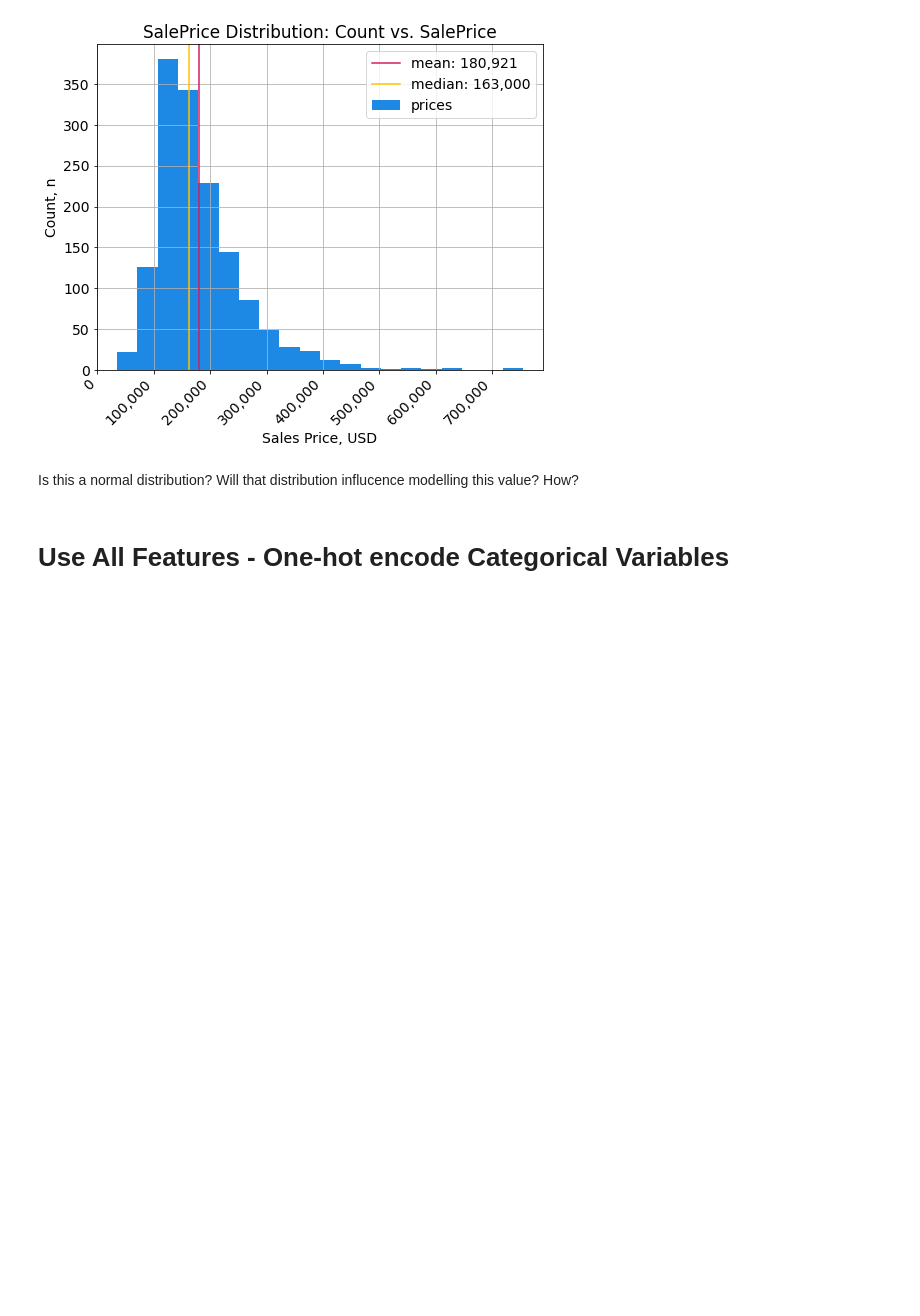
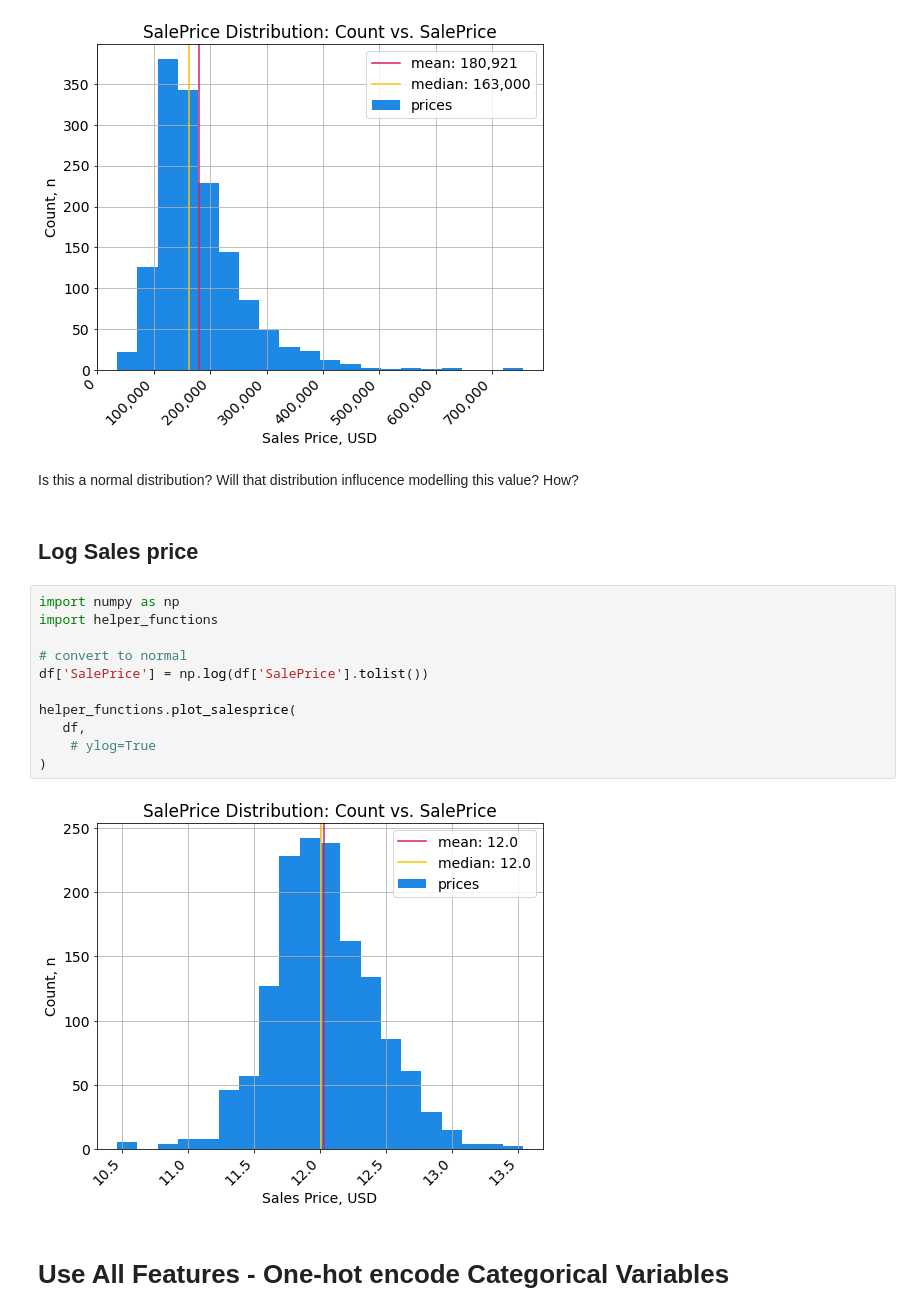
Before and after one commit to carpentries-incubator/high-dimensional-analysis-in-python, a Jupyter notebook: code/07-c-Multivariate_Regression_with_PCA.ipynb, the cells around one changed output. Saved outputs shown, nothing was run; the diff lists cells and outputs as text; blank space fills up the shorter version.

```diff
--- a/code/07-c-Multivariate_Regression_with_PCA.ipynb
+++ b/code/07-c-Multivariate_Regression_with_PCA.ipynb
@@ -155,6 +155,21 @@ helper_functions.plot_salesprice(
 [figure]
 # %% [markdown]
 Is this a normal distribution? Will that distribution influcence modelling this value? How?
+# %% [markdown]
+## Log Sales price
+# %%
+import numpy as np
+import helper_functions
+
+# convert to normal
+df['SalePrice'] = np.log(df['SalePrice'].tolist())
+
+helper_functions.plot_salesprice(
+   df,
+    # ylog=True
+)
+# %% [output]
+[figure, added]
 # %% [markdown]
 # Use All Features - One-hot encode Categorical Variables
 # %%
```
Also changed, not shown: parts of 15 cells of this notebook, 2 other files.
